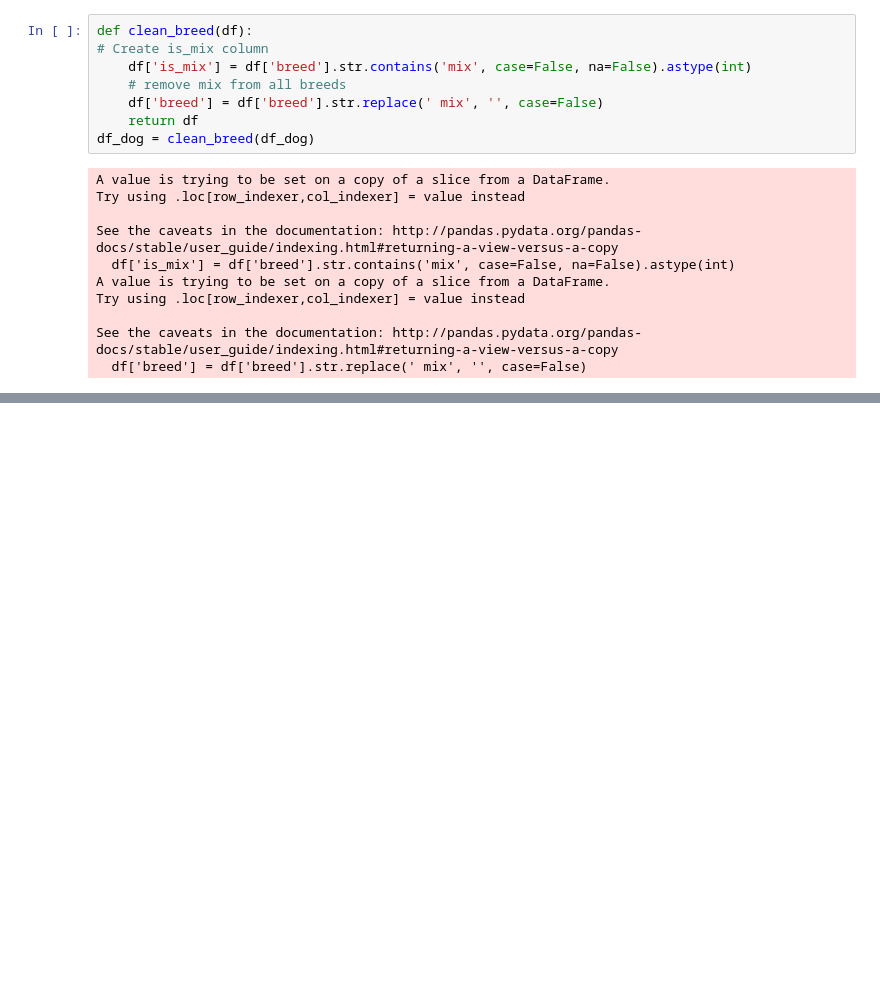
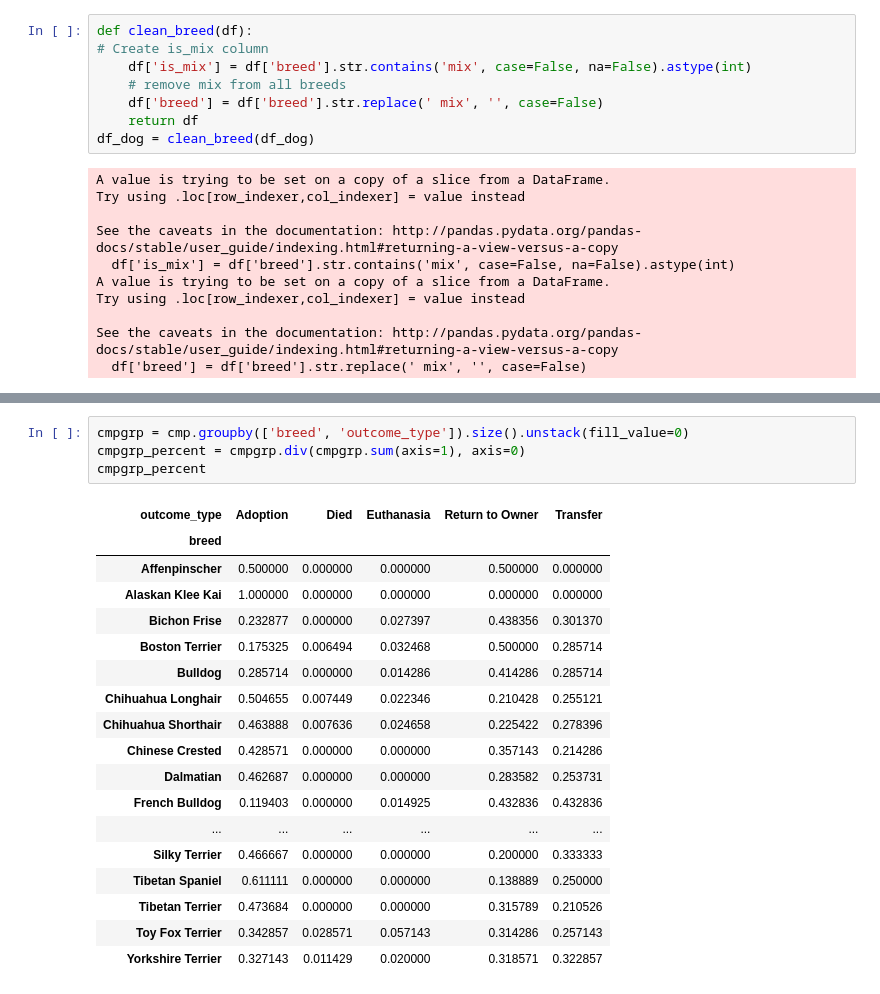
Before and after one commit to nneomaonochie/ml1-animal-data, a Jupyter notebook: exploration.ipynb, the cells around one changed output, grey strips where cells are left out. Cells and saved outputs as stored; diff of their text form; blank space fills up the shorter version.

```diff
--- a/exploration.ipynb
+++ b/exploration.ipynb
@@ -977,0 +1013,23 @@ pd.crosstab(present_breeds['Dog Breed Group'], present_breeds['outcome_type'])
+# %%
+cmpgrp = cmp.groupby(['breed', 'outcome_type']).size().unstack(fill_value=0)
+cmpgrp_percent = cmpgrp.div(cmpgrp.sum(axis=1), axis=0)
+cmpgrp_percent
+# %% [output]
+| outcome_type | Adoption | Died | Euthanasia | Return to Owner | Transfer |
+| breed |  |  |  |  |  |
+| Affenpinscher | 0.500000 | 0.000000 | 0.000000 | 0.500000 | 0.000000 |
+| Alaskan Klee Kai | 1.000000 | 0.000000 | 0.000000 | 0.000000 | 0.000000 |
+| Bichon Frise | 0.232877 | 0.000000 | 0.027397 | 0.438356 | 0.301370 |
+| Boston Terrier | 0.175325 | 0.006494 | 0.032468 | 0.500000 | 0.285714 |
+| Bulldog | 0.285714 | 0.000000 | 0.014286 | 0.414286 | 0.285714 |
+| Chihuahua Longhair | 0.504655 | 0.007449 | 0.022346 | 0.210428 | 0.255121 |
+| Chihuahua Shorthair | 0.463888 | 0.007636 | 0.024658 | 0.225422 | 0.278396 |
+| Chinese Crested | 0.428571 | 0.000000 | 0.000000 | 0.357143 | 0.214286 |
+| Dalmatian | 0.462687 | 0.000000 | 0.000000 | 0.283582 | 0.253731 |
+| French Bulldog | 0.119403 | 0.000000 | 0.014925 | 0.432836 | 0.432836 |
+| ... | ... | ... | ... | ... | ... |
+| Silky Terrier | 0.466667 | 0.000000 | 0.000000 | 0.200000 | 0.333333 |
+| Tibetan Spaniel | 0.611111 | 0.000000 | 0.000000 | 0.138889 | 0.250000 |
+| Tibetan Terrier | 0.473684 | 0.000000 | 0.000000 | 0.315789 | 0.210526 |
+| Toy Fox Terrier | 0.342857 | 0.028571 | 0.057143 | 0.314286 | 0.257143 |
+| Yorkshire Terrier | 0.327143 | 0.011429 | 0.020000 | 0.318571 | 0.322857 |
```
Also changed, not shown: parts of 5 cells of this notebook, 1 other file.
